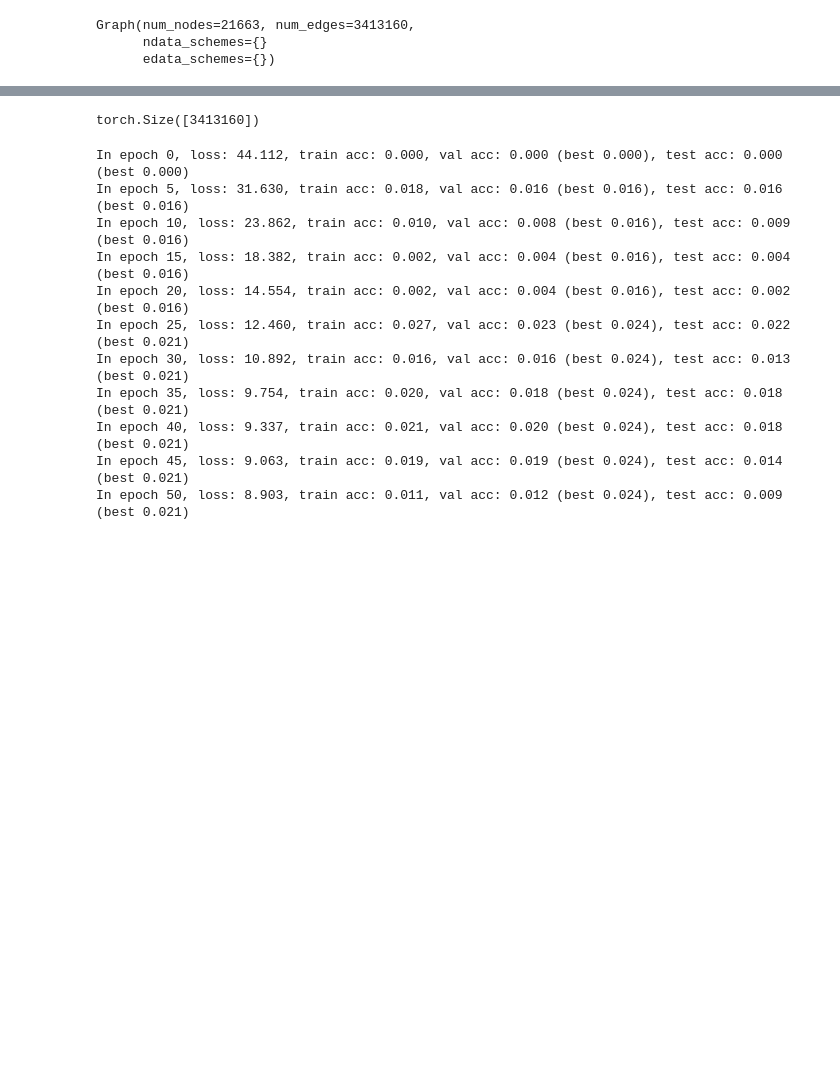
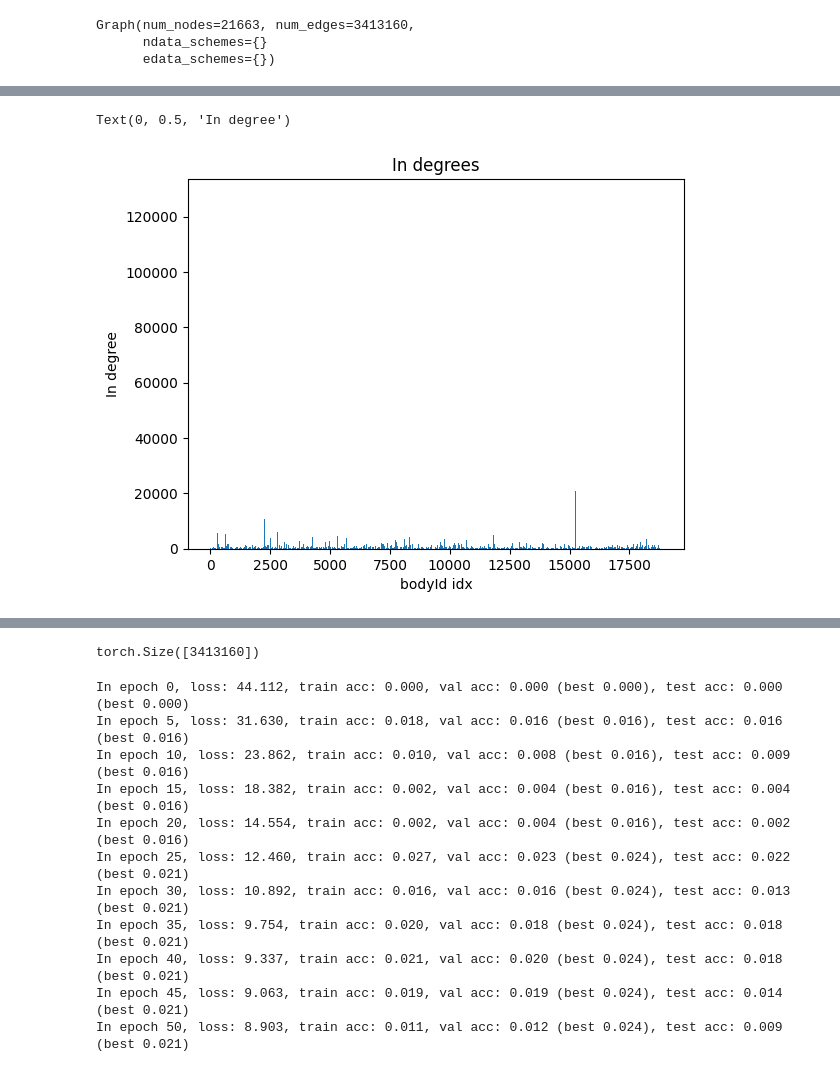
Before and after one commit to acnelexh/ADL-Final-Project, a Jupyter notebook: HemiBrain dataset tinkering.ipynb, the cells around one changed output, grey strips where cells are left out. Drawn from its saved outputs; the diff is of its cells as text; code cells hidden in the pictures; blank space fills up the shorter version.

```diff
--- a/HemiBrain dataset tinkering.ipynb
+++ b/HemiBrain dataset tinkering.ipynb
@@ -120,0 +573,9 @@ Graph(num_nodes=21663, num_edges=3413160,
+# %%
+import matplotlib.pyplot as plt
+plt.bar(range(len(bodyIds)), in_degree)
+plt.title('In degrees')
+plt.xlabel('bodyId idx')
+plt.ylabel('In degree')
+# %% [output]
+Text(0, 0.5, 'In degree')
+[figure, added]
```
Also changed, not shown: parts of 117 cells of this notebook.
